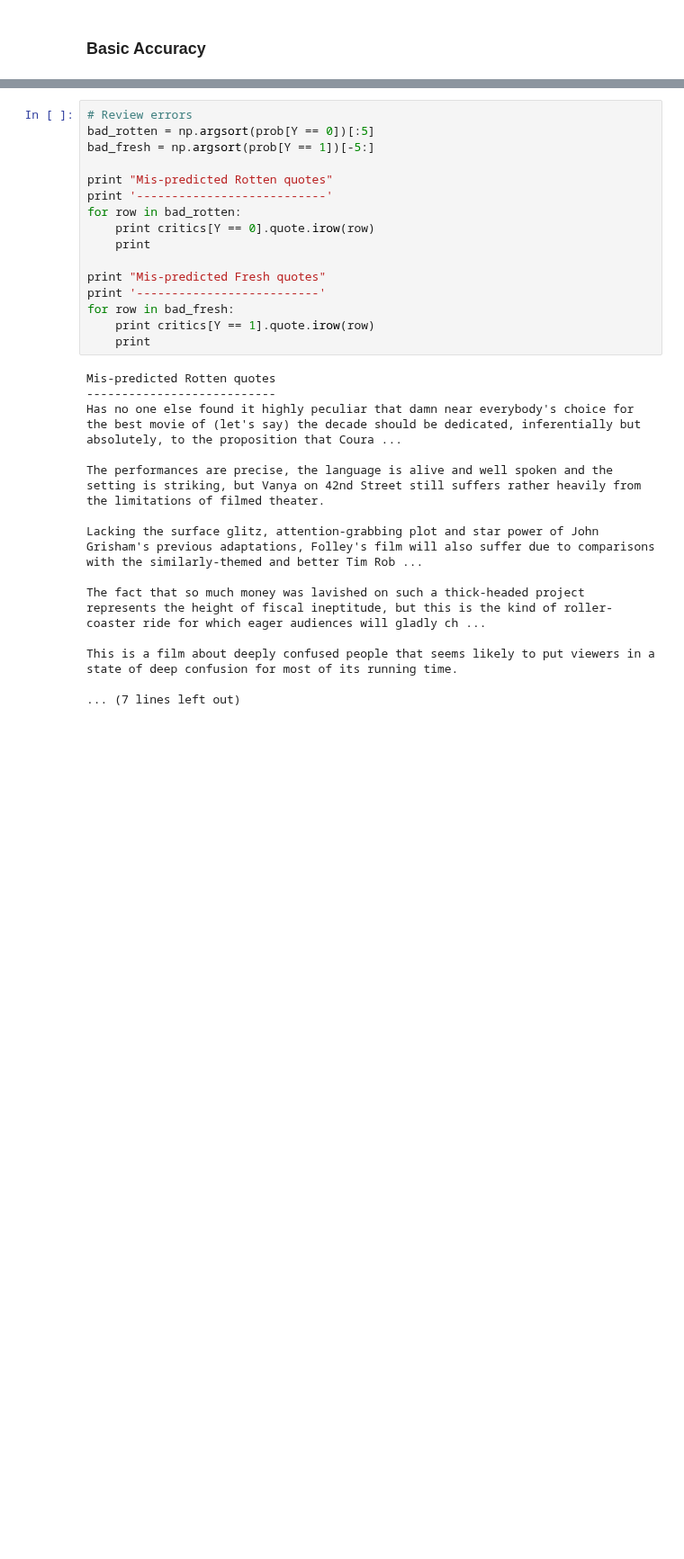
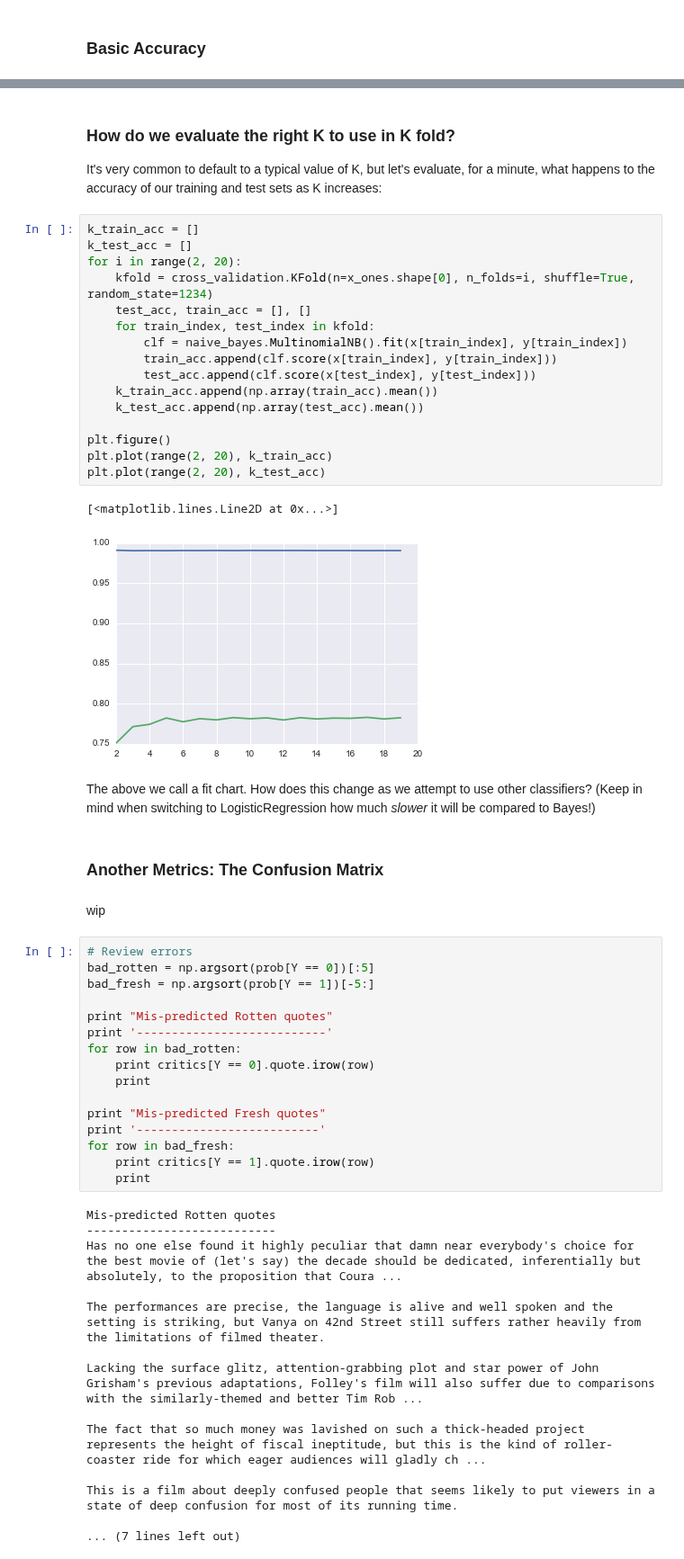
Before and after one commit to podopie/DAT18NYC, a Jupyter notebook: classes/10-naive_bayes.ipynb, the cells around one changed output, grey strips where cells are left out. Shown at 90% size. Cells and saved outputs as stored; diff of their text form; blank space fills up the shorter version.

Commit message:
updating the majority of the lecture... will finish tomorrow

```diff
--- a/classes/10-naive_bayes.ipynb
+++ b/classes/10-naive_bayes.ipynb
@@ -341,3 +268,32 @@ array([2014,  756, 1647,  941, 4174])
+# %% [markdown]
+### How do we evaluate the right K to use in K fold?
+
+It's very common to default to a typical value of K, but let's evaluate, for a minute, what happens to the accuracy of our training and test sets as K increases:
+# %%
+k_train_acc = []
+k_test_acc = []
+for i in range(2, 20):
+    kfold = cross_validation.KFold(n=x_ones.shape[0], n_folds=i, shuffle=True, random_state=1234)
+    test_acc, train_acc = [], []
+    for train_index, test_index in kfold:
+        clf = naive_bayes.MultinomialNB().fit(x[train_index], y[train_index])
+        train_acc.append(clf.score(x[train_index], y[train_index]))
+        test_acc.append(clf.score(x[test_index], y[test_index]))
+    k_train_acc.append(np.array(train_acc).mean())
+    k_test_acc.append(np.array(test_acc).mean())
+
+plt.figure()
+plt.plot(range(2, 20), k_train_acc)
+plt.plot(range(2, 20), k_test_acc)
+# %% [output]
+[<matplotlib.lines.Line2D at 0x...>]
+[figure, added]
+# %% [markdown]
+The above we call a fit chart. How does this change as we attempt to use other classifiers? (Keep in mind when switching to LogisticRegression how much _slower_ it will be compared to Bayes!)
+# %% [markdown]
+### Another Metrics: The Confusion Matrix
+# %% [markdown]
+wip
 # %%
 # Review errors
 bad_rotten = np.argsort(prob[Y == 0])[:5]
```
Also changed, not shown: parts of 67 cells of this notebook, 1 other file.
